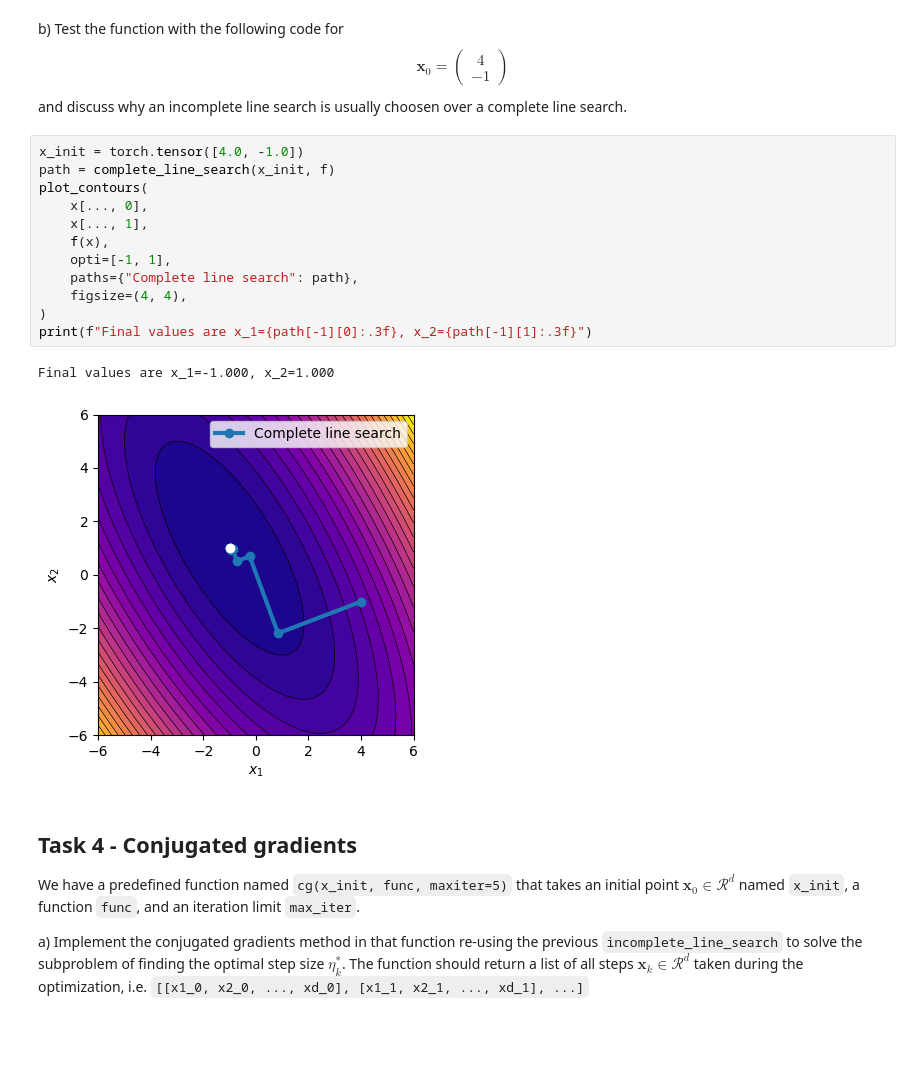
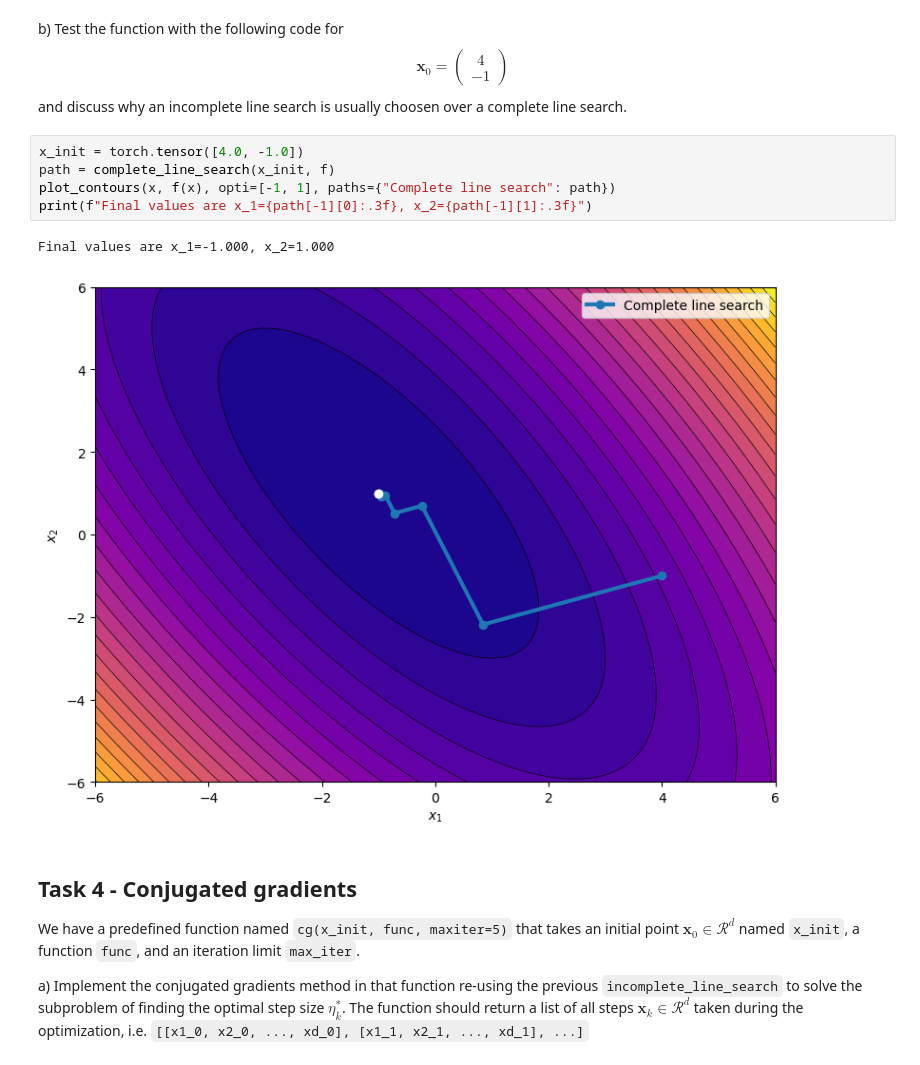
Before and after one commit to meyer-nils/structural_optimization, a Jupyter notebook: notebooks/exercise_02_unconstrained_optimization.ipynb, the cells around one changed output. Drawn from its saved outputs; the diff is of its cells as text; blank space fills up the shorter version.

```diff
--- a/notebooks/exercise_02_unconstrained_optimization.ipynb
+++ b/notebooks/exercise_02_unconstrained_optimization.ipynb
@@ -202,18 +180,11 @@ and discuss why an incomplete line search is usually choosen over a complete lin
 # %%
 x_init = torch.tensor([4.0, -1.0])
 path = complete_line_search(x_init, f)
-plot_contours(
-    x[..., 0],
-    x[..., 1],
-    f(x),
-    opti=[-1, 1],
-    paths={"Complete line search": path},
-    figsize=(4, 4),
-)
+plot_contours(x, f(x), opti=[-1, 1], paths={"Complete line search": path})
 print(f"Final values are x_1={path[-1][0]:.3f}, x_2={path[-1][1]:.3f}")
 # %% [output]
 Final values are x_1=-1.000, x_2=1.000
-[figure, old version]
+[figure, new version]
 # %% [markdown]
 ## Task 4 - Conjugated gradients
 We have a predefined function named `cg(x_init, func, maxiter=5)` that takes an initial point $\mathbf{x}_0 \in \mathcal{R}^d$ named `x_init`, a function `func`, and an iteration limit `max_iter`.
```
Also changed, not shown: parts of 8 cells of this notebook, 10 other files.
